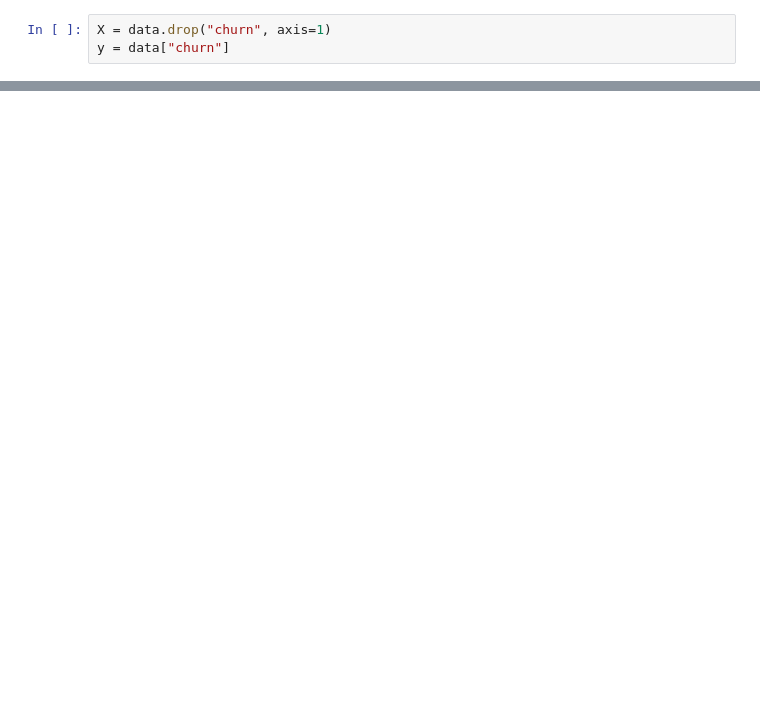
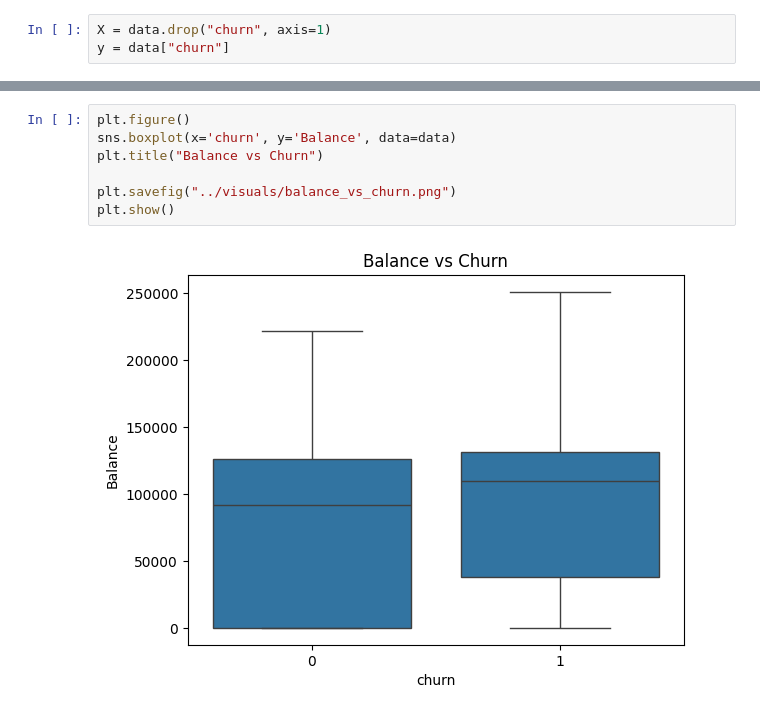
Before and after one commit to Yaswanth-23/customer-churn-prediction, a Jupyter notebook: notebooks/churn_analysis.ipynb, the cells around one changed output, grey strips where cells are left out. Saved outputs shown, nothing was run; the diff lists cells and outputs as text; blank space fills up the shorter version.

```diff
--- a/notebooks/churn_analysis.ipynb
+++ b/notebooks/churn_analysis.ipynb
@@ -122 +95,10 @@ estimated_salary : 0.007309578176515173
+# %%
+plt.figure()
+sns.boxplot(x='churn', y='Balance', data=data)
+plt.title("Balance vs Churn")
+
+plt.savefig("../visuals/balance_vs_churn.png")
+plt.show()
+# %% [output]
+[figure, added]
 # %%
```
Also changed, not shown: parts of 20 cells of this notebook, 7 other files.
